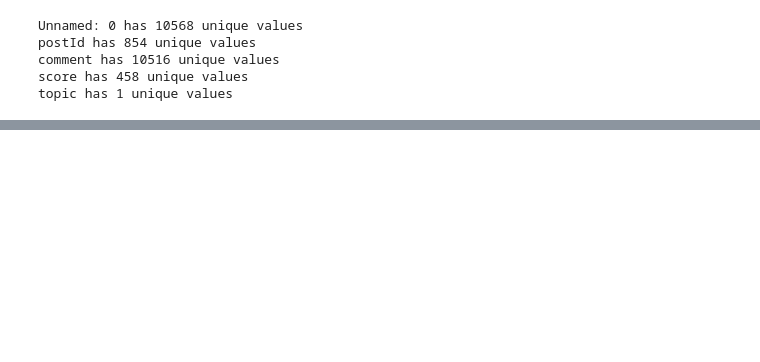
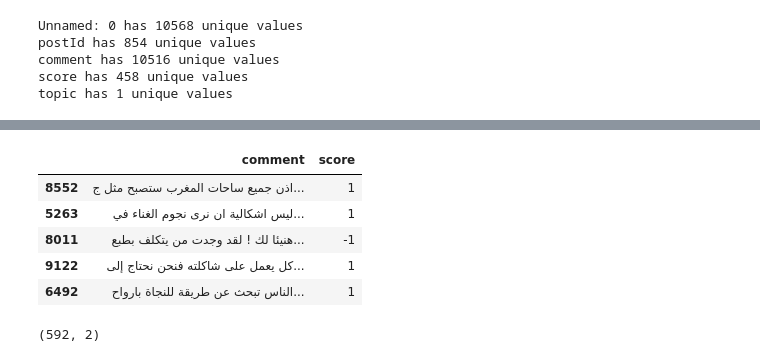
Before and after one commit to moostafa1/Arabic-Sentiment-Analysis-in-tweets, a Jupyter notebook: Classification - Sentiment Analysis.ipynb, the cells around one changed output, grey strips where cells are left out. Saved outputs shown, nothing was run; the diff lists cells and outputs as text; code cells hidden in the pictures; blank space fills up the shorter version.

```diff
--- a/Classification - Sentiment Analysis.ipynb
+++ b/Classification - Sentiment Analysis.ipynb
@@ -274,0 +165,9 @@ def tokinizer(data_lst):
+# %%
+df_well_dist.sample(5)
+# %% [output]
+|  | comment | score |
+| 8552 | اذن جميع ساحات المغرب ستصبح مثل ج... | 1 |
+| 5263 | ليس اشكالية ان نرى نجوم الغناء في... | 1 |
+| 8011 | هنيئا لك ! لقد وجدت من يتكلف بطبع... | -1 |
+| 9122 | كل يعمل على شاكلته فنحن نحتاج إلى... | 1 |
+| 6492 | الناس تبحث عن طريقة للنجاة بارواح... | 1 |
@@ -274,0 +180,4 @@ def tokinizer(data_lst):
+# %%
+df_positive_sample = data_distribution(df_well_dist, "score", 1, normal_size)
+# %% [output]
+(592, 2)
```
Also changed, not shown: parts of 103 cells of this notebook.
